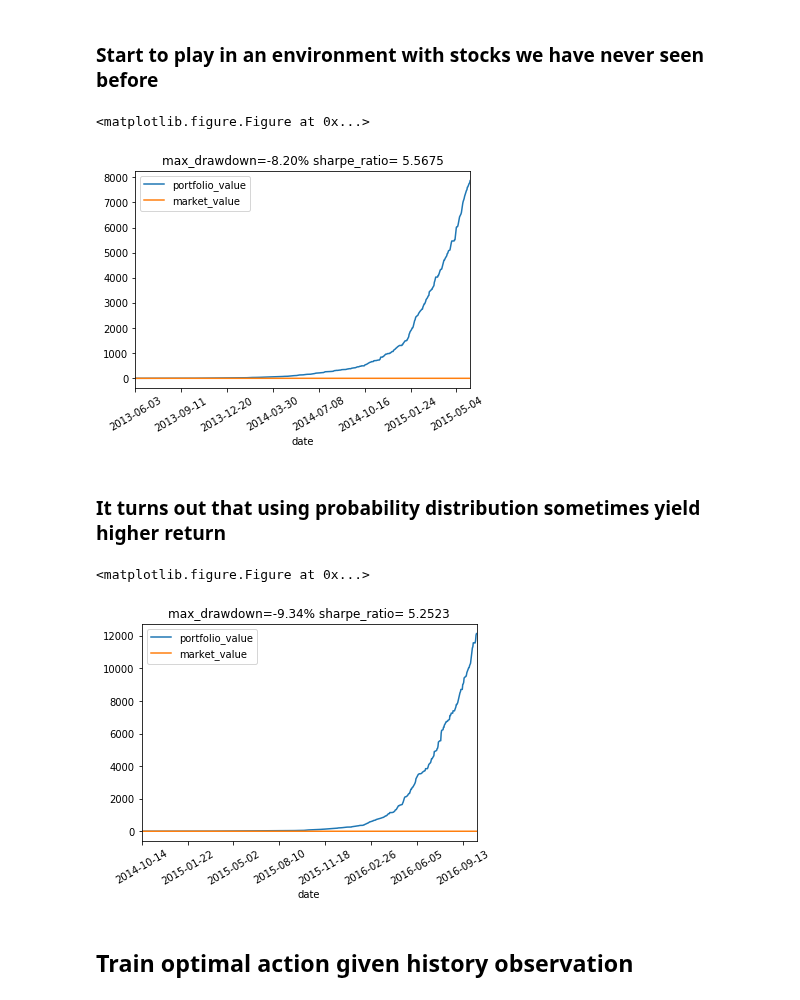
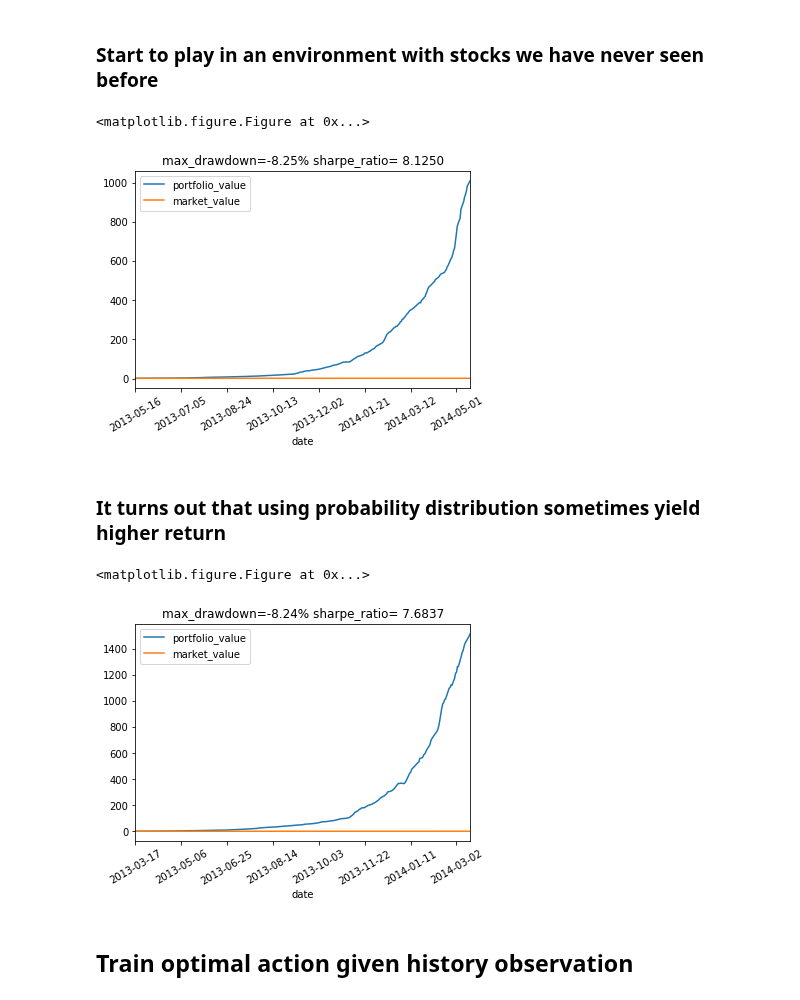
Before and after one commit to vermouth1992/drl-portfolio-management, a Jupyter notebook: src/imitation_learning_experiments.ipynb, the cells around one changed output. Saved outputs shown, nothing was run; the diff lists cells and outputs as text; code cells hidden in the pictures.

```diff
--- a/src/imitation_learning_experiments.ipynb
+++ b/src/imitation_learning_experiments.ipynb
@@ -14,16 +14,21 @@ Using TensorFlow backend.
 # dataset
 history, abbreviation = read_stock_history(filepath='utils/datasets/stocks_history_target.h5')
 history = history[:, :, :4]
-target_stocks = ['AAPL', 'CMCSA', 'REGN']
-target_history = np.empty(shape=(len(target_stocks), history.shape[1], history.shape[2]))
+
+
+# 16 stocks are all involved. We choose first 3 years as training data and last 2 years as testing data.
+num_training_time = 1095
+target_stocks = abbreviation
+target_history = np.empty(shape=(len(target_stocks), num_training_time, history.shape[2]))
+
 for i, stock in enumerate(target_stocks):
-    target_history[i] = history[abbreviation.index(stock), :, :]
+    target_history[i] = history[abbreviation.index(stock), :num_training_time, :]
 
 # test on 3 never seen stocks
-test_stocks = ['GOOGL', 'DISH', 'ILMN']
-test_history = np.empty(shape=(len(test_stocks), history.shape[1], history.shape[2]))
+test_stocks = abbreviation
+test_history = np.empty(shape=(len(test_stocks), history.shape[1] - num_training_time, history.shape[2]))
 for i, stock in enumerate(test_stocks):
-    test_history[i] = history[abbreviation.index(stock), :, :]
+    test_history[i] = history[abbreviation.index(stock), num_training_time:, :]
 # %% [markdown]
 ## Train optimal action given future observation
 # %%
@@ -34,7 +39,7 @@ optimal_given_future_model = create_network_given_future(nb_classes)
 Model load successfully
 # %%
 # run this cell to train optimal action given future model
-train_optimal_action_given_future_obs(model, target_history, target_stocks)
+train_optimal_action_given_future_obs(optimal_given_future_model, target_history, target_stocks)
 # %% [markdown]
 ## Test learning from optimal action using future data: sanity check
 # %%
@@ -49,26 +54,26 @@ Testing result: loss - 0.0678725634842, accuracy - 0.98561643803
 ### Start to play in an environment with stocks we have never seen before
 # %%
 from environment.portfolio import PortfolioEnv
-env = PortfolioEnv(test_history, test_stocks)
+env = PortfolioEnv(test_history, test_stocks, steps=365)
 # %%
 # buy and sell only 1 stock
 done = False
 observation, info = env.reset()
 ground_truth_obs = info['next_obs']
 close_open_ratio = np.transpose(ground_truth_obs[:, :, 3] / ground_truth_obs[:, :, 0])
 close_open_ratio = normalize(close_open_ratio)
 while not done:
-    action = np.zeros((4,))
+    action = np.zeros((nb_classes,))
     current_action_index = optimal_given_future_model.predict_classes(close_open_ratio, verbose=False)
     action[current_action_index] = 1.0
     observation, reward, done, info = env.step(action)
     ground_truth_obs = info['next_obs']
     close_open_ratio = np.transpose(ground_truth_obs[:, :, 3] / ground_truth_obs[:, :, 0])
     close_open_ratio = normalize(close_open_ratio)
 env.render()
 # %% [output]
 <matplotlib.figure.Figure at 0x...>
-[figure, old version]
+[figure, new version]
 # %% [markdown]
 ### It turns out that using probability distribution sometimes yield higher return
 # %%
@@ -88,7 +93,7 @@ while not done:
 env.render()
 # %% [output]
 <matplotlib.figure.Figure at 0x...>
-[figure, old version]
+[figure, new version]
 # %% [markdown]
 ## Train optimal action given history observation
 # %%
```
Also changed, not shown: parts of 6 cells of this notebook, 3 other files.
